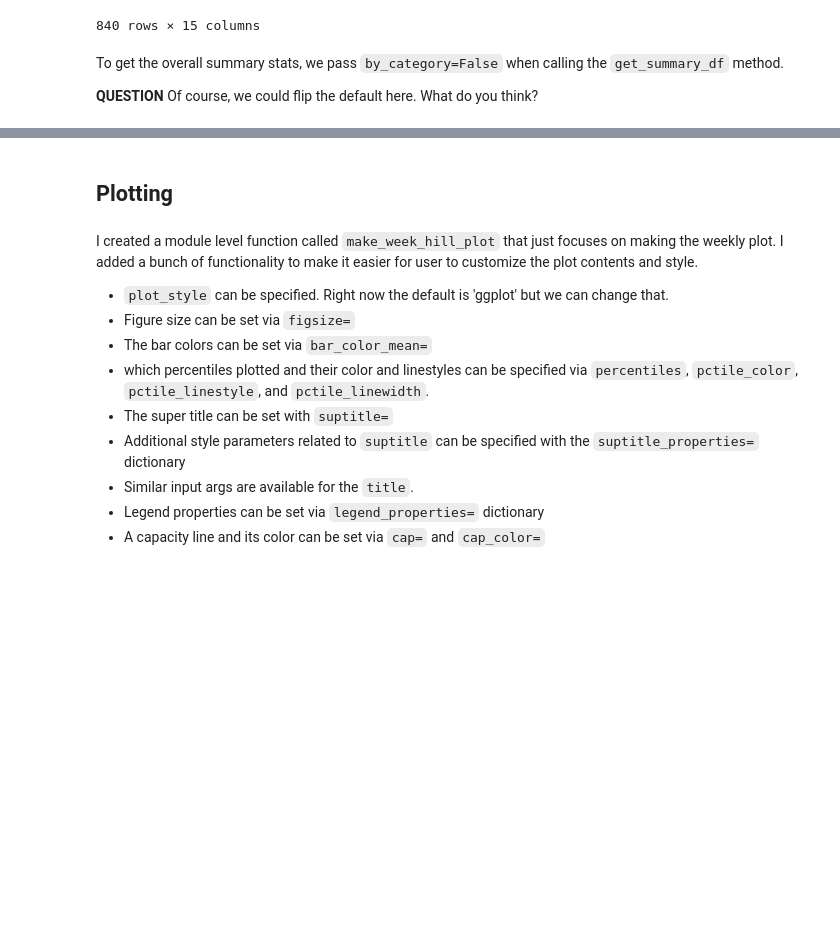
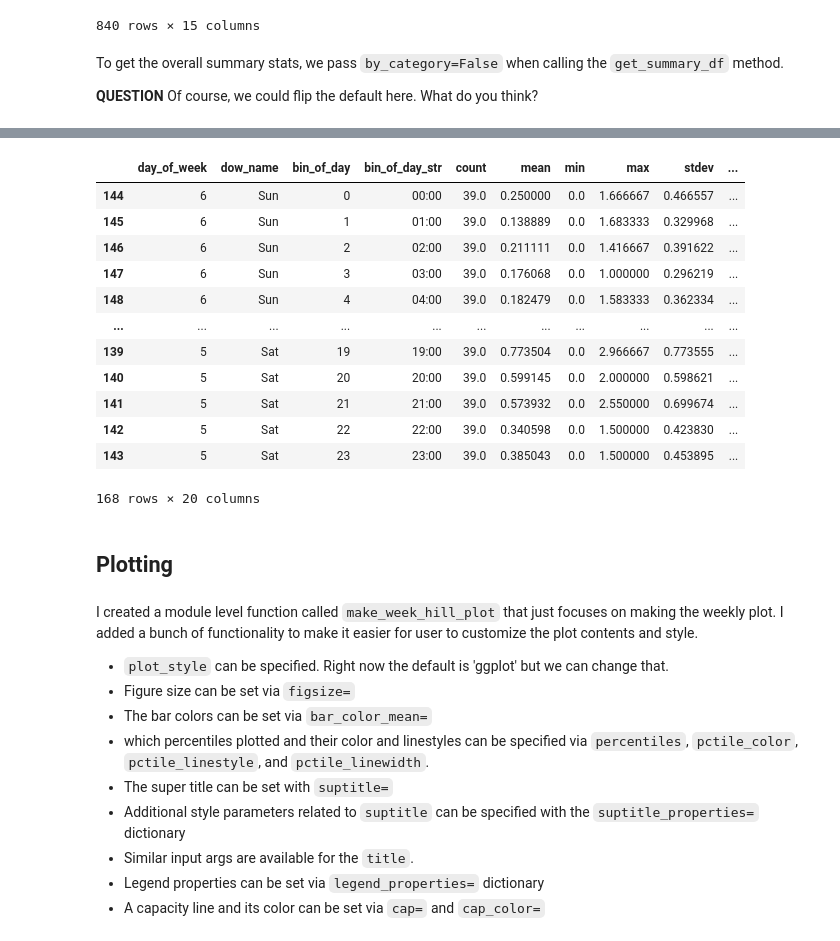
Before and after one commit to misken/hillmaker, a Jupyter notebook: examples/notebooks/hill_plotting.ipynb, the cells around one changed output, grey strips where cells are left out. Cells and saved outputs as stored; diff of their text form; code cells hidden in the pictures; blank space fills up the shorter version.

```diff
--- a/examples/notebooks/hill_plotting.ipynb
+++ b/examples/notebooks/hill_plotting.ipynb
@@ -302,3 +310,30 @@ occ_summary_df[25:40]
+# %%
+def plot_dow(dow, first_dow):
+    if dow < first_dow:
+        return dow + 7
+    else:
+        return dow
+
+first_dow = 6
+occ_summary_df_plot = occ_summary_df.copy()
+occ_summary_df_plot.reset_index(inplace=True, drop=False)
+occ_summary_df_plot['plot_dow'] = occ_summary_df_plot['day_of_week'].map(lambda d: plot_dow(d, first_dow))
+# %%
+occ_summary_df_plot.sort_values(by=['plot_dow', 'bin_of_day'])
+# %% [output]
+|  | day_of_week | dow_name | bin_of_day | bin_of_day_str | count | mean | min | max | stdev | ... |
+| 144 | 6 | Sun | 0 | 00:00 | 39.0 | 0.250000 | 0.0 | 1.666667 | 0.466557 | ... |
+| 145 | 6 | Sun | 1 | 01:00 | 39.0 | 0.138889 | 0.0 | 1.683333 | 0.329968 | ... |
+| 146 | 6 | Sun | 2 | 02:00 | 39.0 | 0.211111 | 0.0 | 1.416667 | 0.391622 | ... |
+| 147 | 6 | Sun | 3 | 03:00 | 39.0 | 0.176068 | 0.0 | 1.000000 | 0.296219 | ... |
+| 148 | 6 | Sun | 4 | 04:00 | 39.0 | 0.182479 | 0.0 | 1.583333 | 0.362334 | ... |
+| ... | ... | ... | ... | ... | ... | ... | ... | ... | ... | ... |
+| 139 | 5 | Sat | 19 | 19:00 | 39.0 | 0.773504 | 0.0 | 2.966667 | 0.773555 | ... |
+| 140 | 5 | Sat | 20 | 20:00 | 39.0 | 0.599145 | 0.0 | 2.000000 | 0.598621 | ... |
+| 141 | 5 | Sat | 21 | 21:00 | 39.0 | 0.573932 | 0.0 | 2.550000 | 0.699674 | ... |
+| 142 | 5 | Sat | 22 | 22:00 | 39.0 | 0.340598 | 0.0 | 1.500000 | 0.423830 | ... |
+| 143 | 5 | Sat | 23 | 23:00 | 39.0 | 0.385043 | 0.0 | 1.500000 | 0.453895 | ... |
+168 rows × 20 columns
 # %% [markdown]
 ## Plotting
 # %% [markdown]
```
Also changed, not shown: parts of 14 cells of this notebook, 1 other file.
